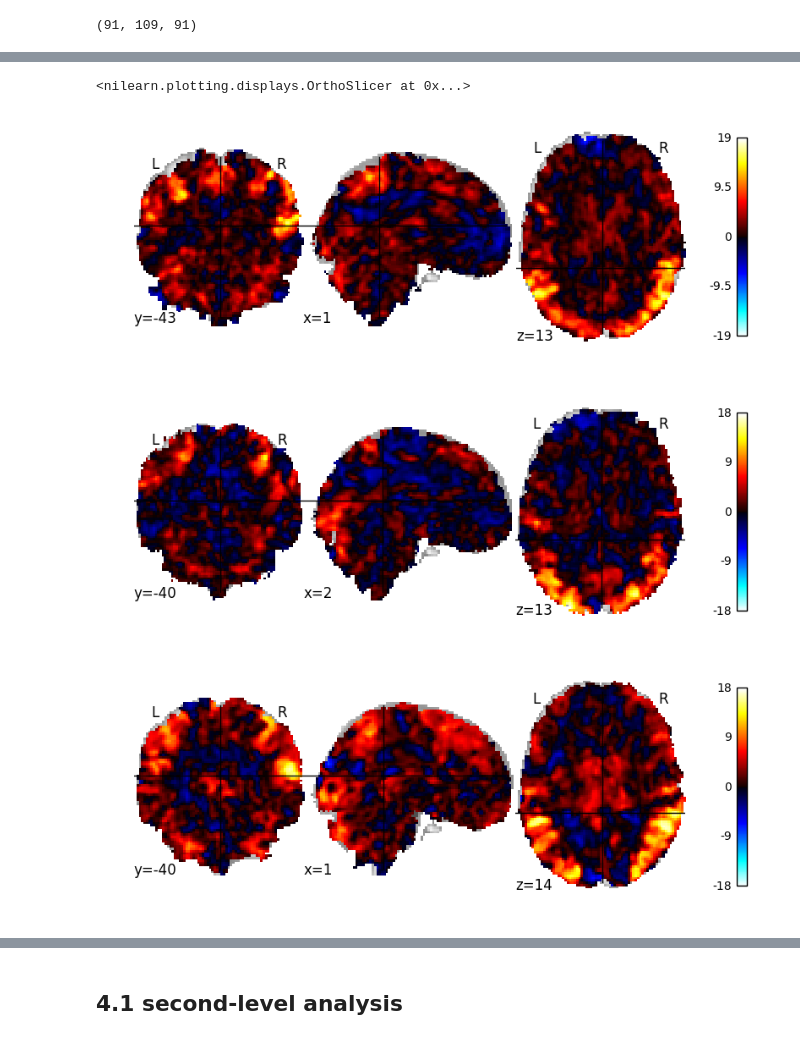
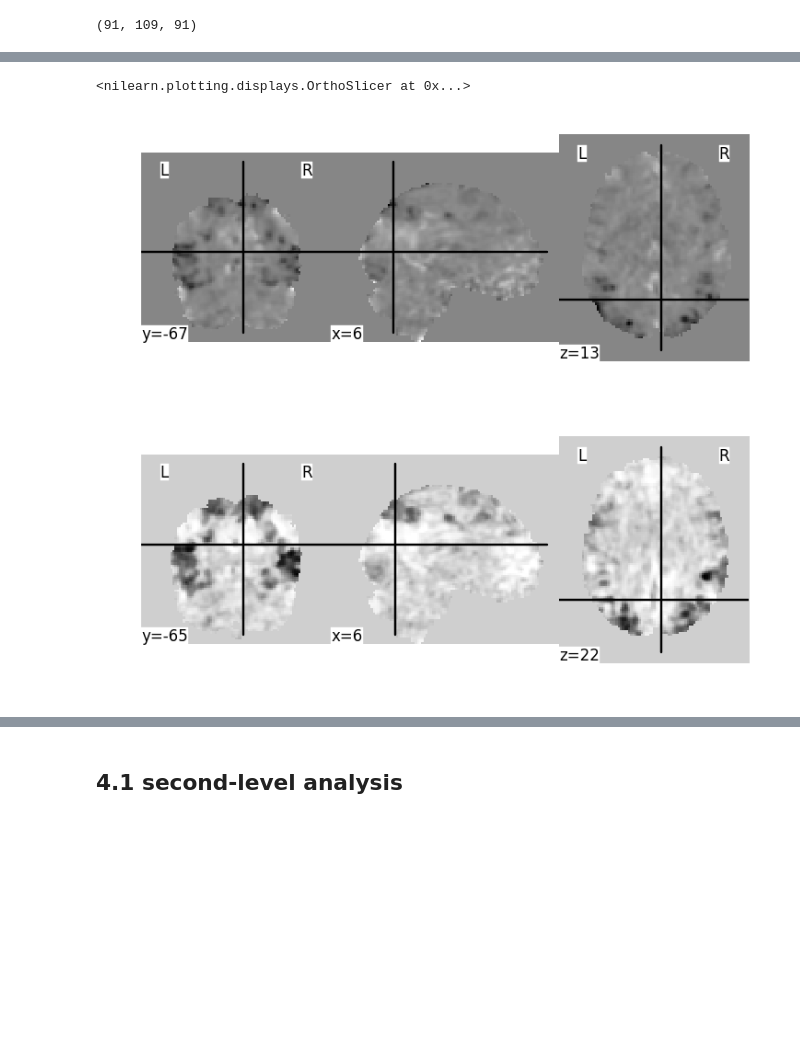
Before and after one commit to notakamilice/graduate_thesis, a Jupyter notebook: fmri_analysis_pipeline.ipynb, the cells around one changed output, grey strips where cells are left out. Cells and saved outputs as stored; diff of their text form; code cells hidden in the pictures; blank space fills up the shorter version.

```diff
--- a/fmri_analysis_pipeline.ipynb
+++ b/fmri_analysis_pipeline.ipynb
@@ -1046,9 +1159,18 @@ subject.mask
 # %%
 from nilearn import plotting
 
-plotting.plot_roi(image.load_img(subjects[0].z_maps['ALL_MOTION']))
-plotting.plot_roi(image.load_img(subjects[0].z_maps['TOM-RANDOM']))
-plotting.plot_roi(image.load_img(subjects[0].effects_maps['ALL_MOTION']))
-plotting.plot_roi(image.load_img(subjects[0].effects_maps['TOM-RANDOM']))
+plotting.plot_stat_map(image.load_img(subjects[14].z_maps['ALL_MOTION']),
+                       title='z map for %s contrast'%(list(subjects[14].contrasts.keys())[0])
+#                        ,output_file=os.path.join(output_dir, 'ex_zmap_all.png')
+                       )
+plotting.plot_stat_map(image.load_img(subjects[14].z_maps['TOM-RANDOM']),
+                       title='z map for %s contrast'%(list(subjects[14].contrasts.keys())[1])
+#                        ,output_file=os.path.join(output_dir, 'ex_zmap_tom.png')
+                       )
+
+# plotting.plot_roi(image.load_img(subjects[0].effects_maps['ALL_MOTION']))
+# plotting.plot_roi(image.load_img(subjects[0].effects_maps['TOM-RANDOM']))
+# plotting.plot_roi(image.load_img(subjects[0].var_maps['ALL_MOTION']))
+# plotting.plot_roi(image.load_img(subjects[0].var_maps['TOM-RANDOM']))
 # %% [output]
 <nilearn.plotting.displays.OrthoSlicer at 0x...>
@@ -1058,0 +1179,2 @@ plotting.plot_roi(image.load_img(subjects[0].effects_maps['TOM-RANDOM']))
+# %%
+image.load_img(subjects[14].effects_maps['ALL_MOTION']).get_data().max()
@@ -1058,0 +1183,10 @@ plotting.plot_roi(image.load_img(subjects[0].effects_maps['TOM-RANDOM']))
+# %%
+plotting.plot_img(image.load_img(subjects[14].effects_maps['ALL_MOTION']),
+                       title='effect map for %s contrast'%(list(subjects[14].contrasts.keys())[0])
+#                   ,output_file=os.path.join(output_dir, 'ex_effmap_all.png')
+                       )
+
+plotting.plot_img(image.load_img(subjects[14].effects_maps['TOM-RANDOM']),
+                       title='effect map for %s contrast'%(list(subjects[14].contrasts.keys())[0])
+#                   ,output_file=os.path.join(output_dir, 'ex_effmap_tom.png')
+                       )
@@ -1058,0 +1207,2 @@ plotting.plot_roi(image.load_img(subjects[0].effects_maps['TOM-RANDOM']))
+# %%
+tmp_mask = image.load_img(subjects[14].z_maps['ALL_MOTION']).get_data() > 1.69
@@ -1059,11 +1234,9 @@ plotting.plot_roi(image.load_img(subjects[0].effects_maps['TOM-RANDOM']))
 # %%
 from nilearn import plotting
 
-plotting.plot_stat_map(image.load_img(subjects[0].z_maps['ALL_MOTION']))
-plotting.plot_stat_map(image.load_img(subjects[1].z_maps['ALL_MOTION']))
-plotting.plot_stat_map(image.load_img(subjects[2].z_maps['ALL_MOTION']))
+plotting.plot_img(image.load_img(subjects[14].effects_maps['ALL_MOTION']))
+plotting.plot_img(image.load_img(subjects[14].z_maps['ALL_MOTION']))
 # %% [output]
 <nilearn.plotting.displays.OrthoSlicer at 0x...>
-[figure, old version]
+[figure, new version]
-[figure, old version]
+[figure, new version]
-[figure, removed]
```
Also changed, not shown: parts of 79 cells of this notebook.
